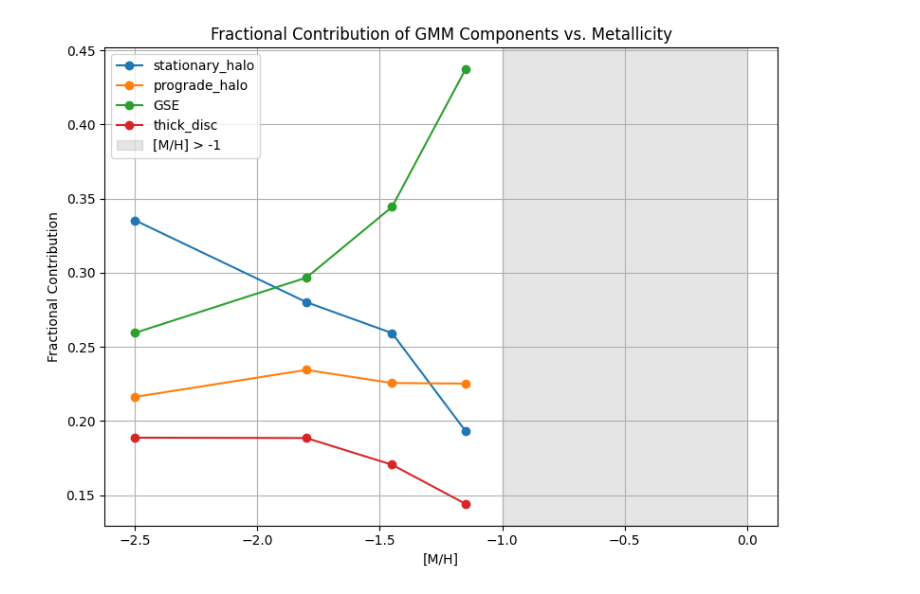
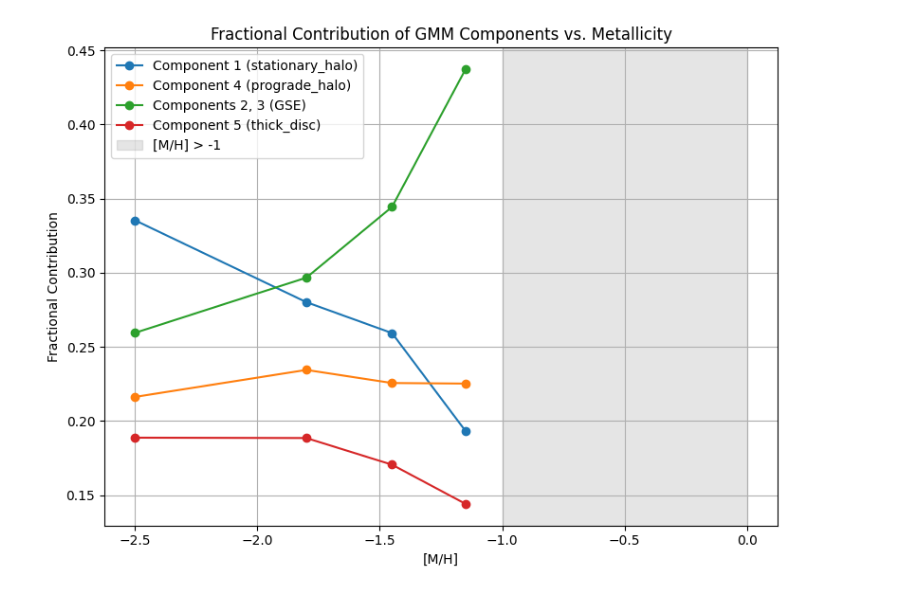
Before and after one commit to raunaq-rai/Disentangling-the-Milky-Way-using-GMM, a Jupyter notebook: notebooks/Figure_8.ipynb, the cells around one changed output. Drawn from its saved outputs; the diff is of its cells as text; code cells hidden in the pictures.

```diff
--- a/notebooks/Figure_8.ipynb
+++ b/notebooks/Figure_8.ipynb
@@ -6,7 +6,6 @@ import matplotlib.pyplot as plt
 from astropy.io import fits
 from scipy.stats import multivariate_normal
 
-# ======= STEP 1: Load reference GMM from pygmmis =======
 with open("../fits/gmm_mp2.pkl", "rb") as f:
     gmm_ref = pickle.load(f)
 
@@ -14,19 +13,16 @@ n_components = gmm_ref.K
 fixed_means = gmm_ref.mean.copy()
 fixed_covariances = np.array([np.diag(np.diag(cov)) for cov in gmm_ref.covar])  # zero off-diagonals
 
-# ======= Assign correct component indices (YOU must set these) =======
 gse_indices = [1, 2]      # example: replace with your GS/E indices
 stationary_idx = 0        # example: replace with stationary halo index
 prograde_idx = 3          # example: replace with prograde halo index
 thick_disc_idx = 4        # example: replace with thick disc index
 
-# ======= Zero v_R and v_Z means (except GS/E) =======
 for i in range(n_components):
     if i not in gse_indices:
         fixed_means[i, 0] = 0  # v_R
     fixed_means[i, 2] = 0      # v_Z
 
-# ======= STEP 2: Load stellar data =======
 with fits.open('../data/df_v_final.fits') as hdul:
     data = hdul[1].data
     df_v = pd.DataFrame({col.name: data[col.name].byteswap().newbyteorder() if data[col.name].dtype.byteorder == '>' else data[col.name]
@@ -35,14 +31,12 @@ with fits.open('../data/df_v_final.fits') as hdul:
 df_v = df_v[np.abs(df_v['Z']) < 2.5]
 df_v = df_v.dropna(subset=["v_R", "v_phi", "v_Z"])
 
-# ======= STEP 3: Define metallicity bins =======
 bins = [(-3, -2), (-2, -1.6), (-1.6, -1.3), (-1.3, -1.0)]
 bin_labels = ['VMP', 'IMP', 'MP1', 'MP2']
 bin_centers = [np.mean(b) for b in bins]
 
 fractions = {'stationary_halo': [], 'prograde_halo': [], 'GSE': [], 'thick_disc': []}
 
-# ======= STEP 4: Loop over bins and refit weights =======
 for (min_mh, max_mh), label in zip(bins, bin_labels):
     df_bin = df_v[(df_v['mh_xgboost'] >= min_mh) & (df_v['mh_xgboost'] < max_mh)]
     X_bin = df_bin[['v_R', 'v_phi', 'v_Z']].values
@@ -63,20 +57,39 @@ for (min_mh, max_mh), label in zip(bins, bin_labels):
     gse_sum = np.sum([weights[i] for i in gse_indices])
     fractions['GSE'].append(gse_sum)
     fractions['thick_disc'].append(weights[thick_disc_idx])
-
-# ======= STEP 5: Plot results =======
-plt.figure(figsize=(8, 6))
-for comp, frac_list in fractions.items():
-    plt.plot(bin_centers, frac_list, label=comp, marker='o')
-
-plt.axvspan(-1.0, 0, color='gray', alpha=0.2, label='[M/H] > -1')
-plt.xlabel('[M/H]')
-plt.ylabel('Fractional Contribution')
-plt.title('Fractional Contribution of GMM Components vs. Metallicity')
-plt.legend()
-plt.grid(True)
-plt.tight_layout()
-plt.savefig('../figures/gmm_fraction_vs_metallicity.png', dpi=300)
-plt.show()
-# %% [output]
-[figure, removed]
+# %%
+plt.figure(figsize=(8, 6))
+
+# Assign component index labels (for clarity)
+component_labels = {
+    stationary_idx: 'Component {}'.format(stationary_idx + 1),
+    prograde_idx: 'Component {}'.format(prograde_idx + 1),
+    thick_disc_idx: 'Component {}'.format(thick_disc_idx + 1)
+}
+
+for i in gse_indices:
+    component_labels[i] = 'Component {}'.format(i + 1)
+
+# Plot each component’s fraction with its index label
+for comp, frac_list in fractions.items():
+    if comp == 'GSE':
+        label = 'Components ' + ', '.join(str(i + 1) for i in gse_indices) + ' (GSE)'
+    else:
+        idx = {'stationary_halo': stationary_idx,
+               'prograde_halo': prograde_idx,
+               'thick_disc': thick_disc_idx}[comp]
+        label = f'Component {idx + 1} ({comp})'
+
+    plt.plot(bin_centers, frac_list, label=label, marker='o')
+
+plt.axvspan(-1.0, 0, color='gray', alpha=0.2, label='[M/H] > -1')
+plt.xlabel('[M/H]')
+plt.ylabel('Fractional Contribution')
+plt.title('Fractional Contribution of GMM Components vs. Metallicity')
+plt.legend()
+plt.grid(True)
+plt.tight_layout()
+plt.savefig('../figures/gmm_fraction_vs_metallicity.png', dpi=300)
+plt.show()
+# %% [output]
+[figure, added]
```
Also changed, not shown: 22 other files.
